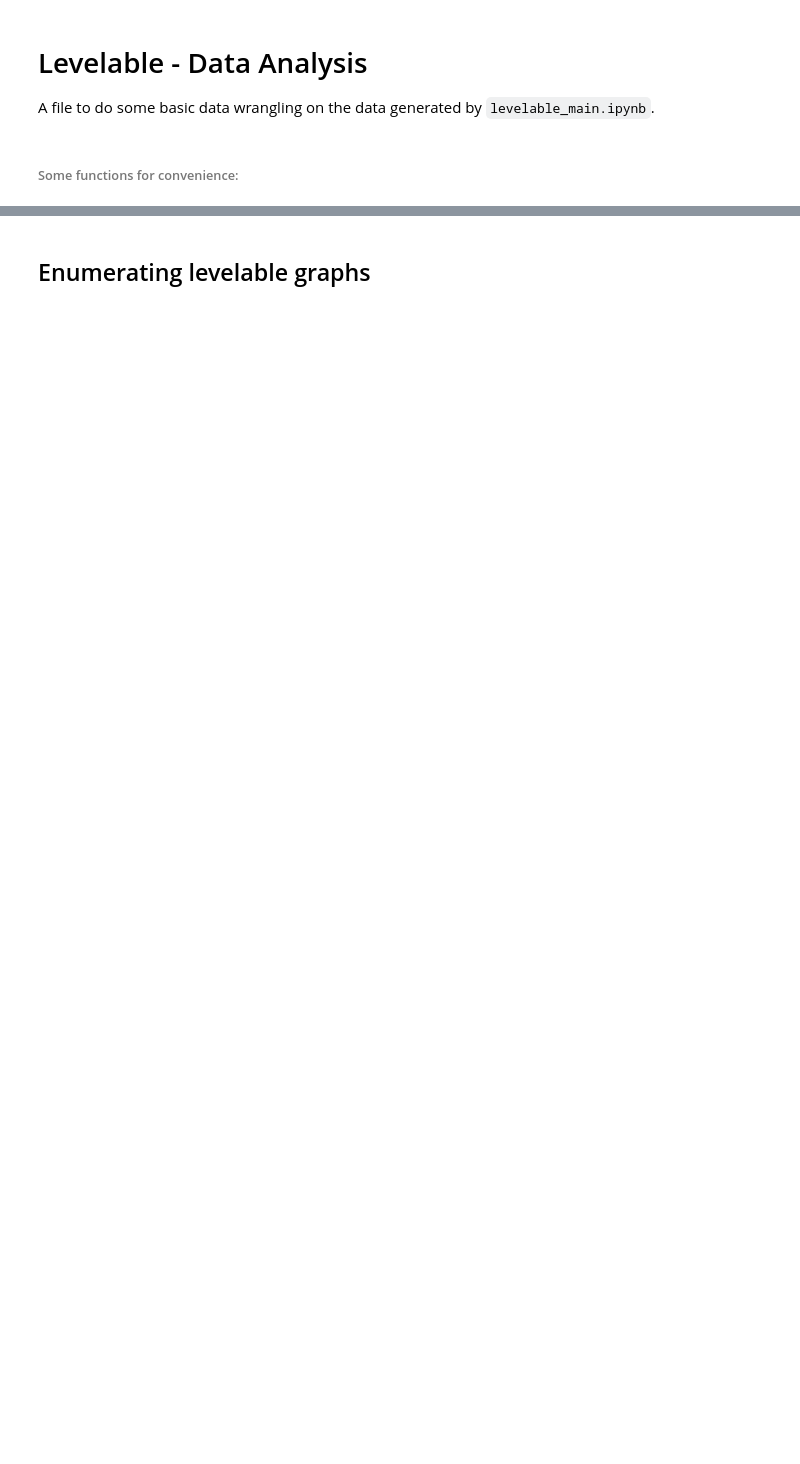
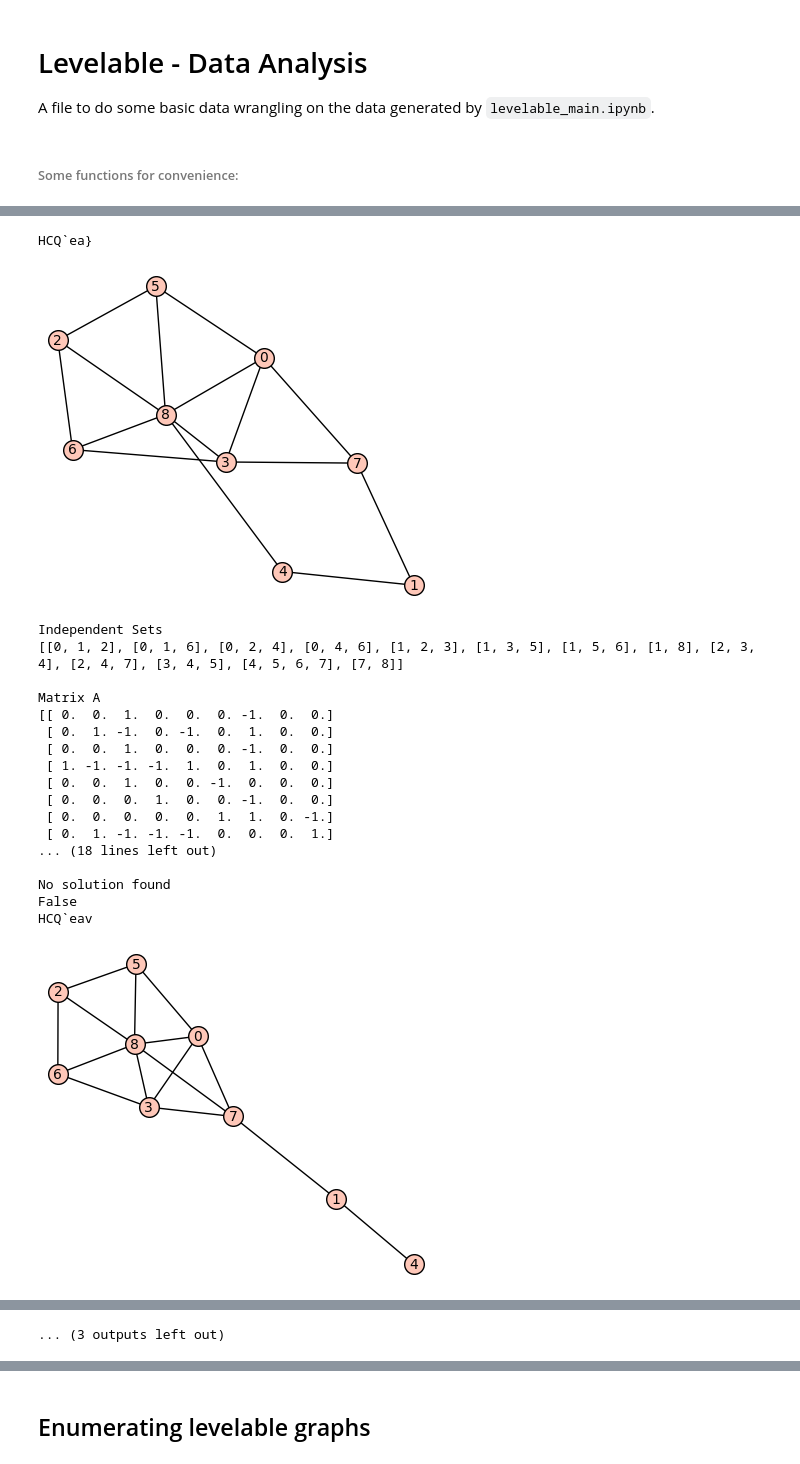
Before and after one commit to michael-chong/levelable, a Jupyter notebook: levelable_analysis.ipynb, the cells around one changed output, grey strips where cells are left out. Cells and saved outputs as stored; diff of their text form; code cells hidden in the pictures; blank space fills up the shorter version.

```diff
--- a/levelable_analysis.ipynb
+++ b/levelable_analysis.ipynb
@@ -115,0 +144,39 @@ def g6_show(string):
+# %%
+# Import first problematic file
+df = pd.read_csv("results/results9_3of9.csv")
+
+# Record lines with errors
+errorEntries = df[df.levelable == "Error"]
+
+# Remove these lines from the original
+df = df[df.levelable != "Error"]
+
+# Check whether the lines with errors are levelable or not
+## They are probably not
+for index, row in errorEntries.iterrows():
+
+    # Check levelability using maximization
+    print row['graph6 string']
+    print is_levelable(row['graph6 string'], verbose = True)
+    errorEntries.loc[[index], ["levelable"]] = is_levelable(row['graph6 string'])
+# %% [output]
+HCQ`ea}
+[figure, added]
+Independent Sets
+[[0, 1, 2], [0, 1, 6], [0, 2, 4], [0, 4, 6], [1, 2, 3], [1, 3, 5], [1, 5, 6], [1, 8], [2, 3, 4], [2, 4, 7], [3, 4, 5], [4, 5, 6, 7], [7, 8]]
+
+Matrix A
+[[ 0.  0.  1.  0.  0.  0. -1.  0.  0.]
+ [ 0.  1. -1.  0. -1.  0.  1.  0.  0.]
+ [ 0.  0.  1.  0.  0.  0. -1.  0.  0.]
+ [ 1. -1. -1. -1.  1.  0.  1.  0.  0.]
+ [ 0.  0.  1.  0.  0. -1.  0.  0.  0.]
+ [ 0.  0.  0.  1.  0.  0. -1.  0.  0.]
+ [ 0.  0.  0.  0.  0.  1.  1.  0. -1.]
+ [ 0.  1. -1. -1. -1.  0.  0.  0.  1.]
+... (18 lines left out)
+
+No solution found
+False
+HCQ`eav
+[figure, added]
@@ -115,0 +255 @@ def g6_show(string):
+... (3 outputs left out)
```
Also changed, not shown: parts of 15 cells of this notebook.
